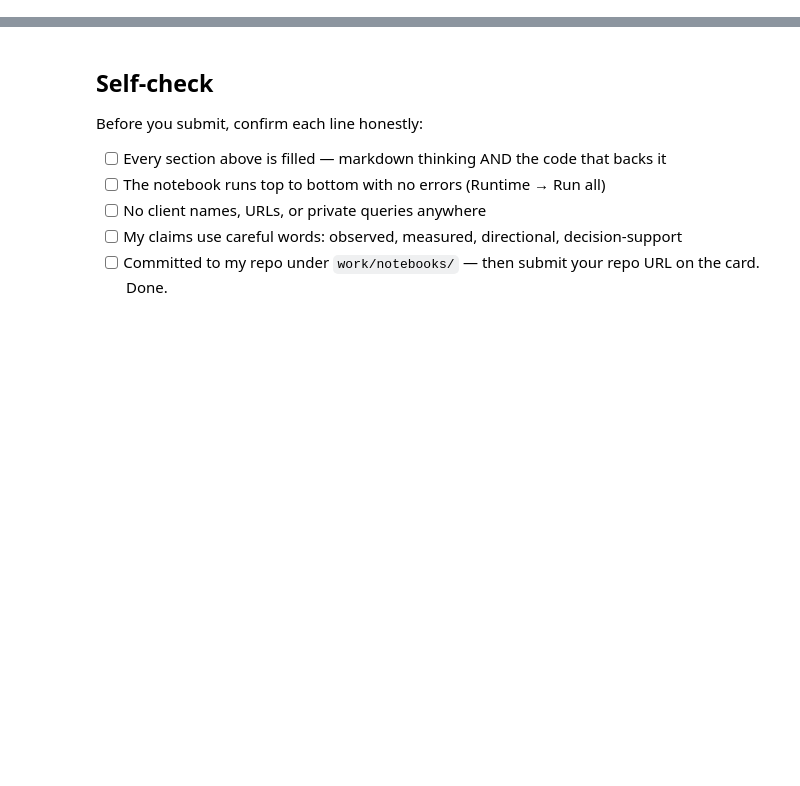
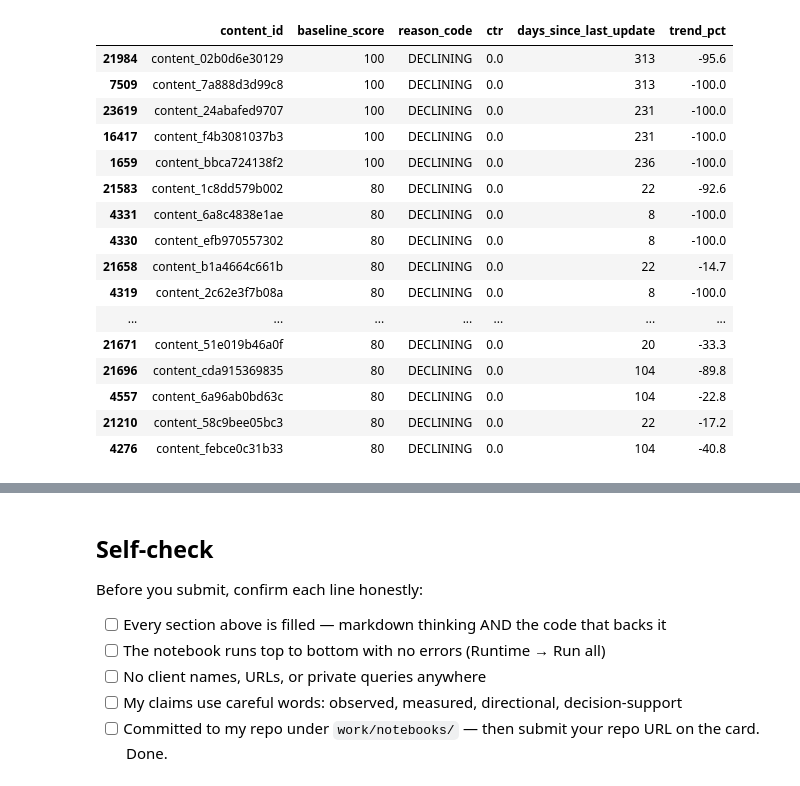
Before and after one commit to tanmayshukla28/Flyrank-internship-starter, a Jupyter notebook: work/notebooks/w04_baseline_score.ipynb, the cells around one changed output, grey strips where cells are left out. Saved outputs shown, nothing was run; the diff lists cells and outputs as text; code cells hidden in the pictures; blank space fills up the shorter version.

```diff
--- a/work/notebooks/w04_baseline_score.ipynb
+++ b/work/notebooks/w04_baseline_score.ipynb
@@ -36,0 +213,27 @@ This skeleton is yours to fill. Work the sections **in order** — each one has
+# %%
+df[[
+    "content_id",
+    "baseline_score",
+    "reason_code",
+    "ctr",
+    "days_since_last_update",
+    "trend_pct"
+]].head(20)
+# %% [output]
+|  | content_id | baseline_score | reason_code | ctr | days_since_last_update | trend_pct |
+| 21984 | content_02b0d6e30129 | 100 | DECLINING | 0.0 | 313 | -95.6 |
+| 7509 | content_7a888d3d99c8 | 100 | DECLINING | 0.0 | 313 | -100.0 |
+| 23619 | content_24abafed9707 | 100 | DECLINING | 0.0 | 231 | -100.0 |
+| 16417 | content_f4b3081037b3 | 100 | DECLINING | 0.0 | 231 | -100.0 |
+| 1659 | content_bbca724138f2 | 100 | DECLINING | 0.0 | 236 | -100.0 |
+| 21583 | content_1c8dd579b002 | 80 | DECLINING | 0.0 | 22 | -92.6 |
+| 4331 | content_6a8c4838e1ae | 80 | DECLINING | 0.0 | 8 | -100.0 |
+| 4330 | content_efb970557302 | 80 | DECLINING | 0.0 | 8 | -100.0 |
+| 21658 | content_b1a4664c661b | 80 | DECLINING | 0.0 | 22 | -14.7 |
+| 4319 | content_2c62e3f7b08a | 80 | DECLINING | 0.0 | 8 | -100.0 |
+| ... | ... | ... | ... | ... | ... | ... |
+| 21671 | content_51e019b46a0f | 80 | DECLINING | 0.0 | 20 | -33.3 |
+| 21696 | content_cda915369835 | 80 | DECLINING | 0.0 | 104 | -89.8 |
+| 4557 | content_6a96ab0bd63c | 80 | DECLINING | 0.0 | 104 | -22.8 |
+| 21210 | content_58c9bee05bc3 | 80 | DECLINING | 0.0 | 22 | -17.2 |
+| 4276 | content_febce0c31b33 | 80 | DECLINING | 0.0 | 104 | -40.8 |
```
Also changed, not shown: parts of 29 cells of this notebook.
